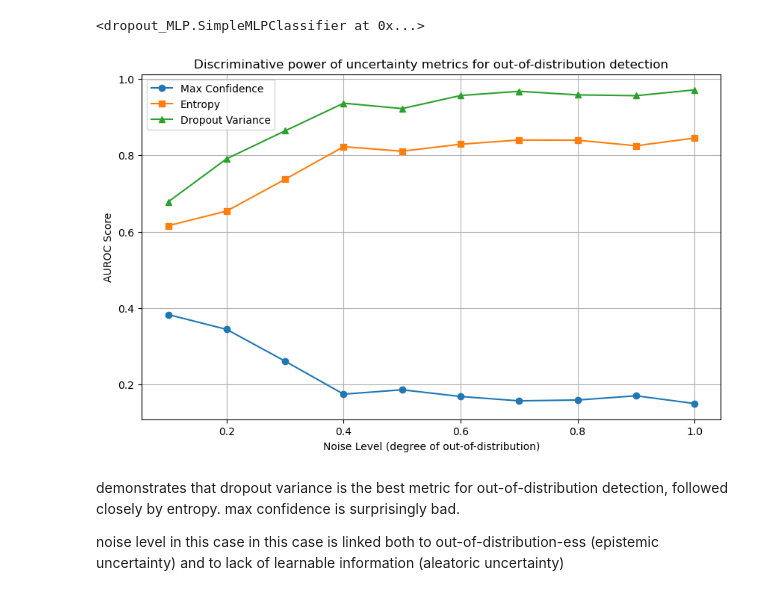
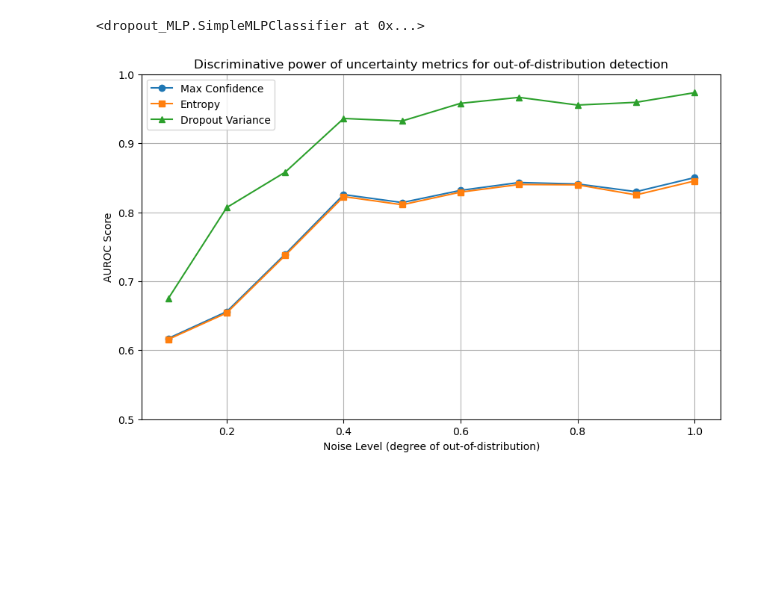
Before and after one commit to luciensc/uncertainty-est-PoC, a Jupyter notebook: classification_uncertainty_est.ipynb, the cells around one changed output. Saved outputs shown, nothing was run; the diff lists cells and outputs as text; code cells hidden in the pictures; blank space fills up the shorter version.

Commit message:
improve documentation, fix mistake with max conf approach

```diff
--- a/classification_uncertainty_est.ipynb
+++ b/classification_uncertainty_est.ipynb
@@ -100,37 +100,34 @@ for noise_level, X_test in test_data.items():
     # Use pandas index matching
     corrupted_mask = X_test.index.isin(test_indices)
     is_corrupted[corrupted_mask] = 1
 
     # Get MC dropout predictions and uncertainty estimates
     preds_mc = model.predict_proba_mc(X_test, T=200)
     mc_var = preds_mc.var(axis=0)
     sample_variances = mc_var.sum(axis=1)
 
     # get predictions without MC dropout
     preds_eval = model.predict_proba(X_test)
     max_confidences = preds_eval.max(axis=1)
     # entropy
     entropies = -np.sum(preds_eval * np.log(preds_eval + 1e-10), axis=1)
 
     # Calculate AUROC for the three uncertainty metrics
-    auroc_max_conf.append(roc_auc_score(is_corrupted, max_confidences))
+    auroc_max_conf.append(roc_auc_score(is_corrupted, 1-max_confidences))
     auroc_entropy.append(roc_auc_score(is_corrupted, entropies))
     auroc_mc_var.append(roc_auc_score(is_corrupted, sample_variances))
 
 # Plot results
 plt.figure(figsize=(10, 6), dpi=100)
 plt.plot(noise_levels, auroc_max_conf, 'o-', label='Max Confidence')
 plt.plot(noise_levels, auroc_entropy, 's-', label='Entropy')
 plt.plot(noise_levels, auroc_mc_var, '^-', label='Dropout Variance')
 plt.xlabel('Noise Level (degree of out-of-distribution)')
 plt.ylabel('AUROC Score')
+plt.ylim(0.5,1)
 plt.title('Discriminative power of uncertainty metrics for out-of-distribution detection')
 plt.legend()
 plt.grid(True)
-plt.show()
+plt.savefig("figures/AUROC_OOD_detection.png", dpi=600)
 # %% [output]
-[figure, old version]
+[figure, new version]
-# %% [markdown]
-demonstrates that dropout variance is the best metric for out-of-distribution detection, followed closely by entropy. max confidence is surprisingly bad.
-
-noise level in this case in this case is linked both to out-of-distribution-ess (epistemic uncertainty) and to lack of learnable information (aleatoric uncertainty)
```
Also changed, not shown: 3 other files.
